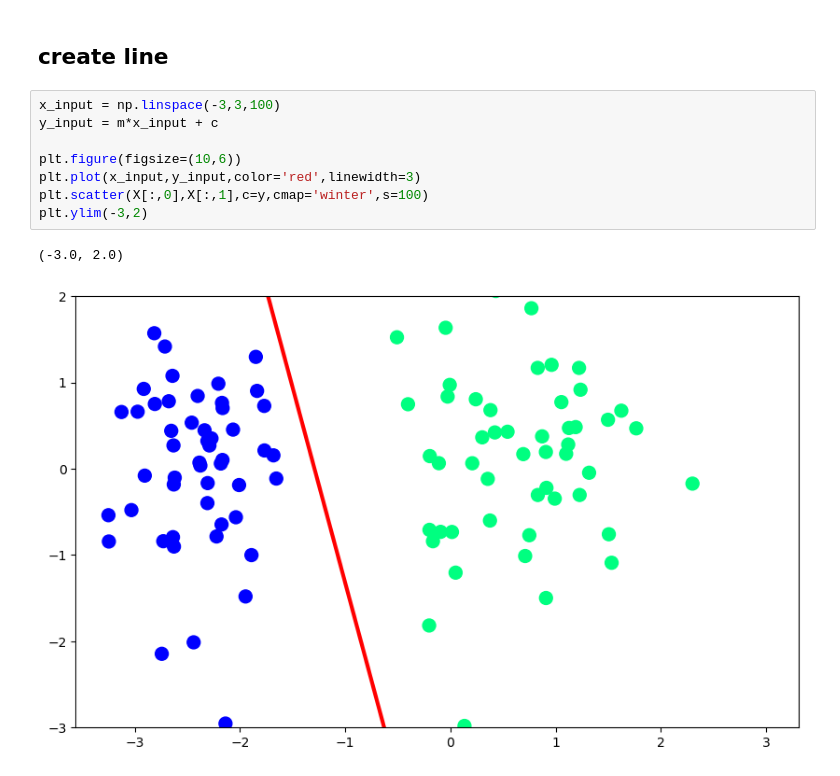
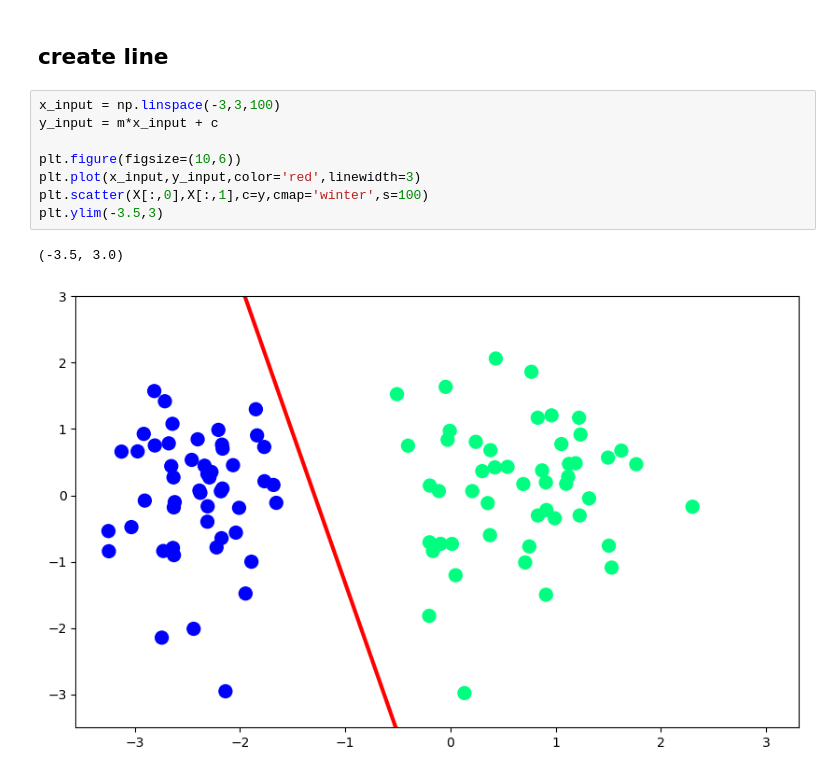
Before and after one commit to ISmokeData/Deep_Learning, a Jupyter notebook: perceptron_Loss_function.ipynb, the cells around one changed output. Saved outputs shown, nothing was run; the diff lists cells and outputs as text.

```diff
--- a/perceptron_Loss_function.ipynb
+++ b/perceptron_Loss_function.ipynb
@@ -60,11 +60,11 @@ print(m,c)
 # %%
 x_input = np.linspace(-3,3,100)
 y_input = m*x_input + c
 
 plt.figure(figsize=(10,6))
 plt.plot(x_input,y_input,color='red',linewidth=3)
 plt.scatter(X[:,0],X[:,1],c=y,cmap='winter',s=100)
-plt.ylim(-3,2)
+plt.ylim(-3.5,3)
 # %% [output]
-(-3.0, 2.0)
+(-3.5, 3.0)
-[figure, old version]
+[figure, new version]
```
Also changed, not shown: 1 other file.
